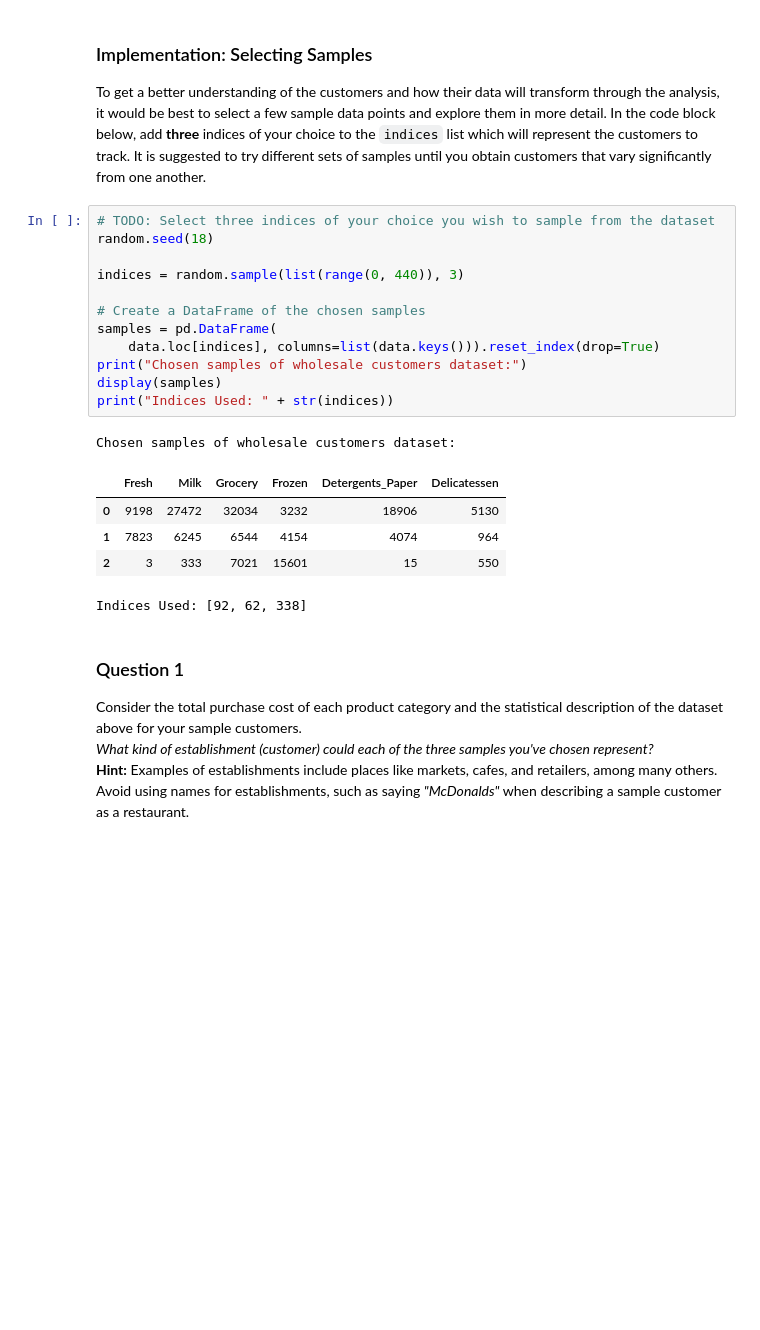
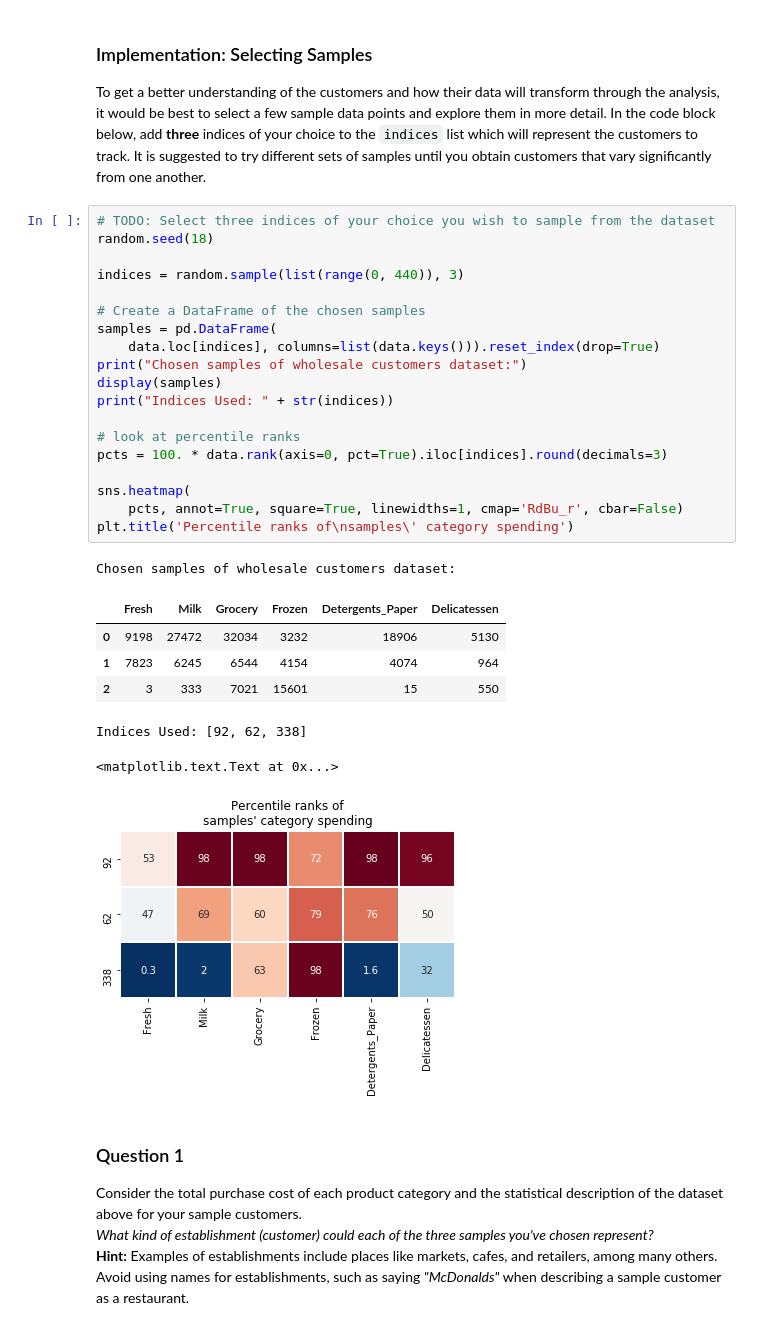
Before and after one commit to YannisPap/machine-learning, a Jupyter notebook: projects/customer_segments/customer_segments.ipynb, the cells around one changed output. Saved outputs shown, nothing was run; the diff lists cells and outputs as text; blank space fills up the shorter version.

```diff
--- a/projects/customer_segments/customer_segments.ipynb
+++ b/projects/customer_segments/customer_segments.ipynb
@@ -78,22 +80,31 @@ To get a better understanding of the customers and how their data will transform
 # %%
 # TODO: Select three indices of your choice you wish to sample from the dataset
 random.seed(18)
 
 indices = random.sample(list(range(0, 440)), 3)
 
 # Create a DataFrame of the chosen samples
 samples = pd.DataFrame(
     data.loc[indices], columns=list(data.keys())).reset_index(drop=True)
 print("Chosen samples of wholesale customers dataset:")
 display(samples)
 print("Indices Used: " + str(indices))
+
+# look at percentile ranks
+pcts = 100. * data.rank(axis=0, pct=True).iloc[indices].round(decimals=3)
+
+sns.heatmap(
+    pcts, annot=True, square=True, linewidths=1, cmap='RdBu_r', cbar=False)
+plt.title('Percentile ranks of\nsamples\' category spending')
 # %% [output]
 Chosen samples of wholesale customers dataset:
 |  | Fresh | Milk | Grocery | Frozen | Detergents_Paper | Delicatessen |
 | 0 | 9198 | 27472 | 32034 | 3232 | 18906 | 5130 |
 | 1 | 7823 | 6245 | 6544 | 4154 | 4074 | 964 |
 | 2 | 3 | 333 | 7021 | 15601 | 15 | 550 |
 Indices Used: [92, 62, 338]
+<matplotlib.text.Text at 0x...>
+[figure, added]
 # %% [markdown]
 ### Question 1
 Consider the total purchase cost of each product category and the statistical description of the dataset above for your sample customers.
```
Also changed, not shown: parts of 2 cells of this notebook, 1 other file.
